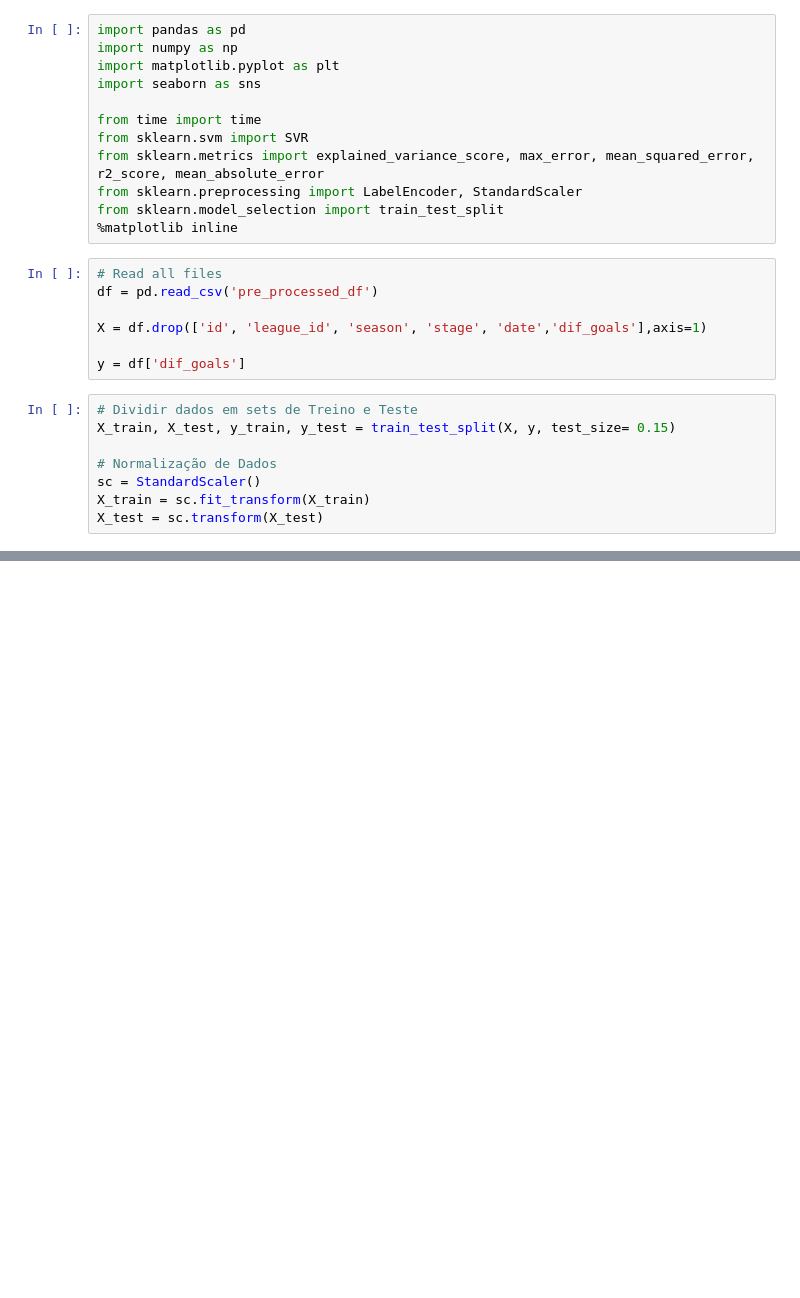
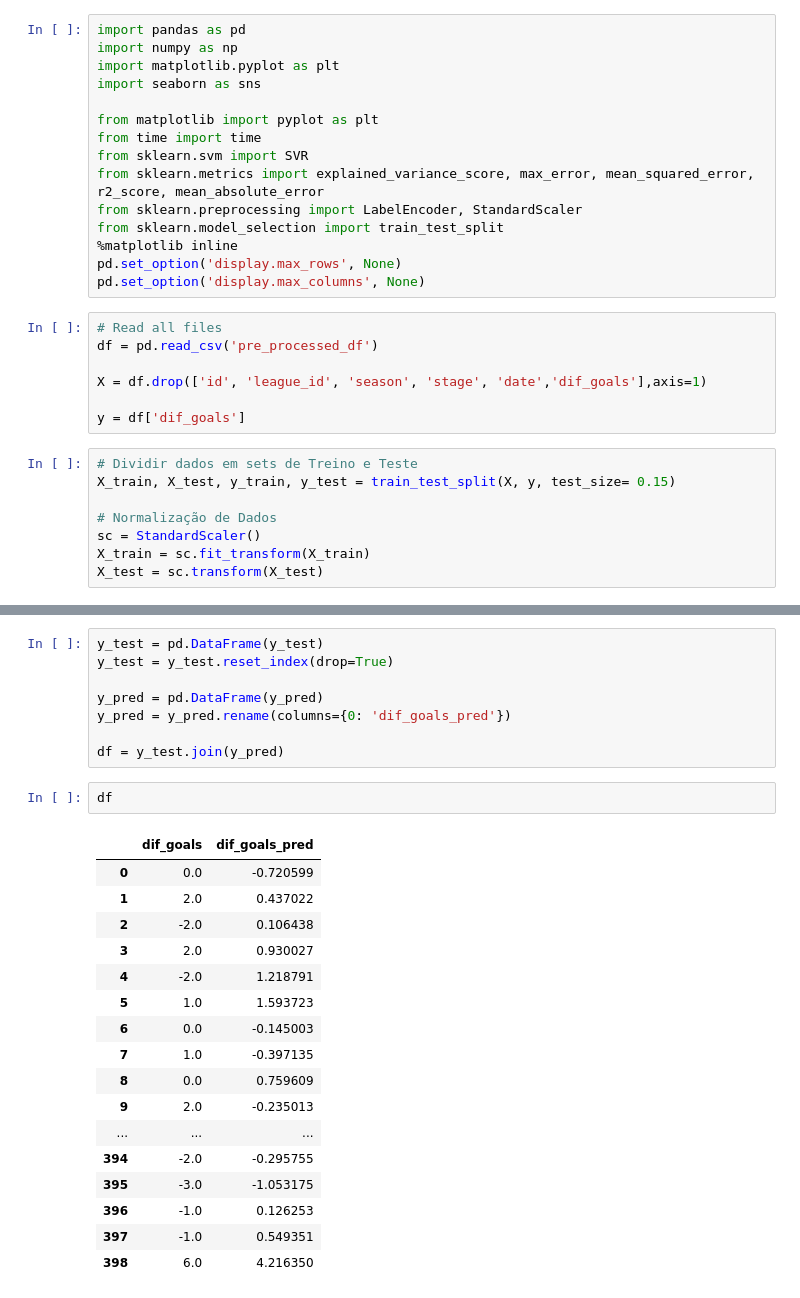
Before and after one commit to FranciscoPereira9/FEUP_IART, a Jupyter notebook: EuropeanSoccerDatabaseReg/OriginalDatabase/SVR.ipynb, the cells around one changed output, grey strips where cells are left out. Saved outputs shown, nothing was run; the diff lists cells and outputs as text; blank space fills up the shorter version.

```diff
--- a/EuropeanSoccerDatabaseReg/OriginalDatabase/SVR.ipynb
+++ b/EuropeanSoccerDatabaseReg/OriginalDatabase/SVR.ipynb
@@ -4,12 +4,15 @@ import numpy as np
 import matplotlib.pyplot as plt
 import seaborn as sns
 
+from matplotlib import pyplot as plt
 from time import time
 from sklearn.svm import SVR
 from sklearn.metrics import explained_variance_score, max_error, mean_squared_error, r2_score, mean_absolute_error
 from sklearn.preprocessing import LabelEncoder, StandardScaler
 from sklearn.model_selection import train_test_split
 %matplotlib inline
+pd.set_option('display.max_rows', None)
+pd.set_option('display.max_columns', None)
 # %%
 # Read all files
 df = pd.read_csv('pre_processed_df')
@@ -50,0 +54,28 @@ Mean Absolute Error: 1.2795082525716794
+# %%
+y_test = pd.DataFrame(y_test)
+y_test = y_test.reset_index(drop=True)
+
+y_pred = pd.DataFrame(y_pred)
+y_pred = y_pred.rename(columns={0: 'dif_goals_pred'})
+
+df = y_test.join(y_pred)
+# %%
+df
+# %% [output]
+|  | dif_goals | dif_goals_pred |
+| 0 | 0.0 | -0.720599 |
+| 1 | 2.0 | 0.437022 |
+| 2 | -2.0 | 0.106438 |
+| 3 | 2.0 | 0.930027 |
+| 4 | -2.0 | 1.218791 |
+| 5 | 1.0 | 1.593723 |
+| 6 | 0.0 | -0.145003 |
+| 7 | 1.0 | -0.397135 |
+| 8 | 0.0 | 0.759609 |
+| 9 | 2.0 | -0.235013 |
+| ... | ... | ... |
+| 394 | -2.0 | -0.295755 |
+| 395 | -3.0 | -1.053175 |
+| 396 | -1.0 | 0.126253 |
+| 397 | -1.0 | 0.549351 |
+| 398 | 6.0 | 4.216350 |
```
Also changed, not shown: parts of 3 cells of this notebook.
